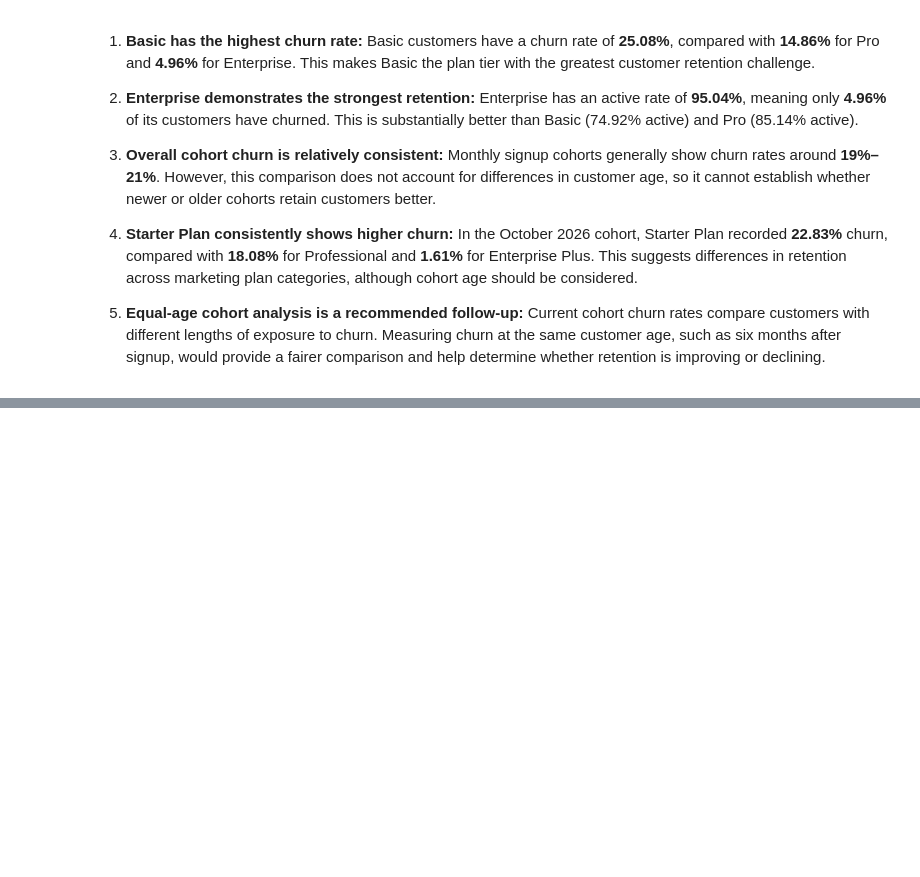
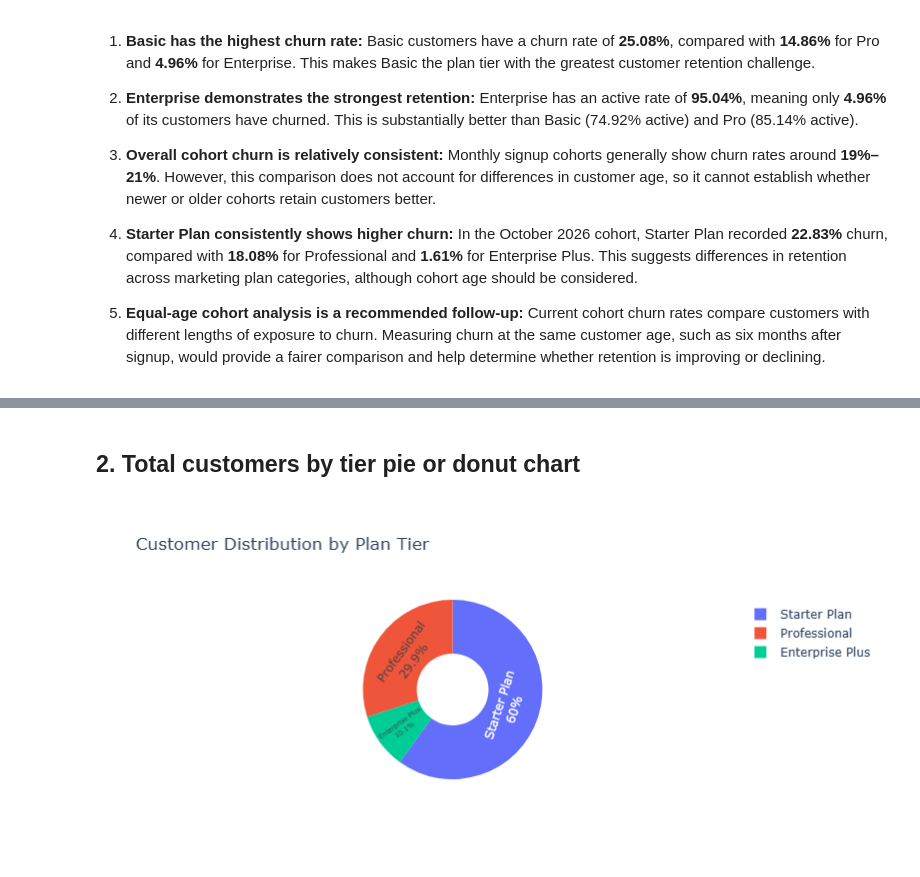
Before and after one commit to merryhailu/northstar-module-04-python-for-data-analytics, a Jupyter notebook: module-4-project-finflow-churn/finflow_churn_analysis_final.ipynb, the cells around one changed output, grey strips where cells are left out. Saved outputs shown, nothing was run; the diff lists cells and outputs as text; code cells hidden in the pictures; blank space fills up the shorter version.

```diff
--- a/module-4-project-finflow-churn/finflow_churn_analysis_final.ipynb
+++ b/module-4-project-finflow-churn/finflow_churn_analysis_final.ipynb
@@ -244,0 +264,23 @@ The cross-cut analysis compares churn rates across signup cohorts and marketing
+# %% [markdown]
+## 2. Total customers by tier pie or donut chart
+# %%
+tier_counts = df['marketing_name'].value_counts().reset_index()
+tier_counts.columns = ['marketing_name', 'customer_count']
+tier_counts
+
+fig_tier_pie = px.pie(
+    tier_counts,
+    names='marketing_name',
+    values='customer_count',
+    title='Customer Distribution by Plan Tier',
+    hole=0.4,
+    hover_data=['customer_count']
+)
+
+fig_tier_pie.update_traces(
+    textinfo='percent+label',
+    textposition='inside'
+)
+fig_tier_pie.show()
+# %% [output]
+[figure, added]
```
Also changed, not shown: parts of 14 cells of this notebook, 6 other files.
